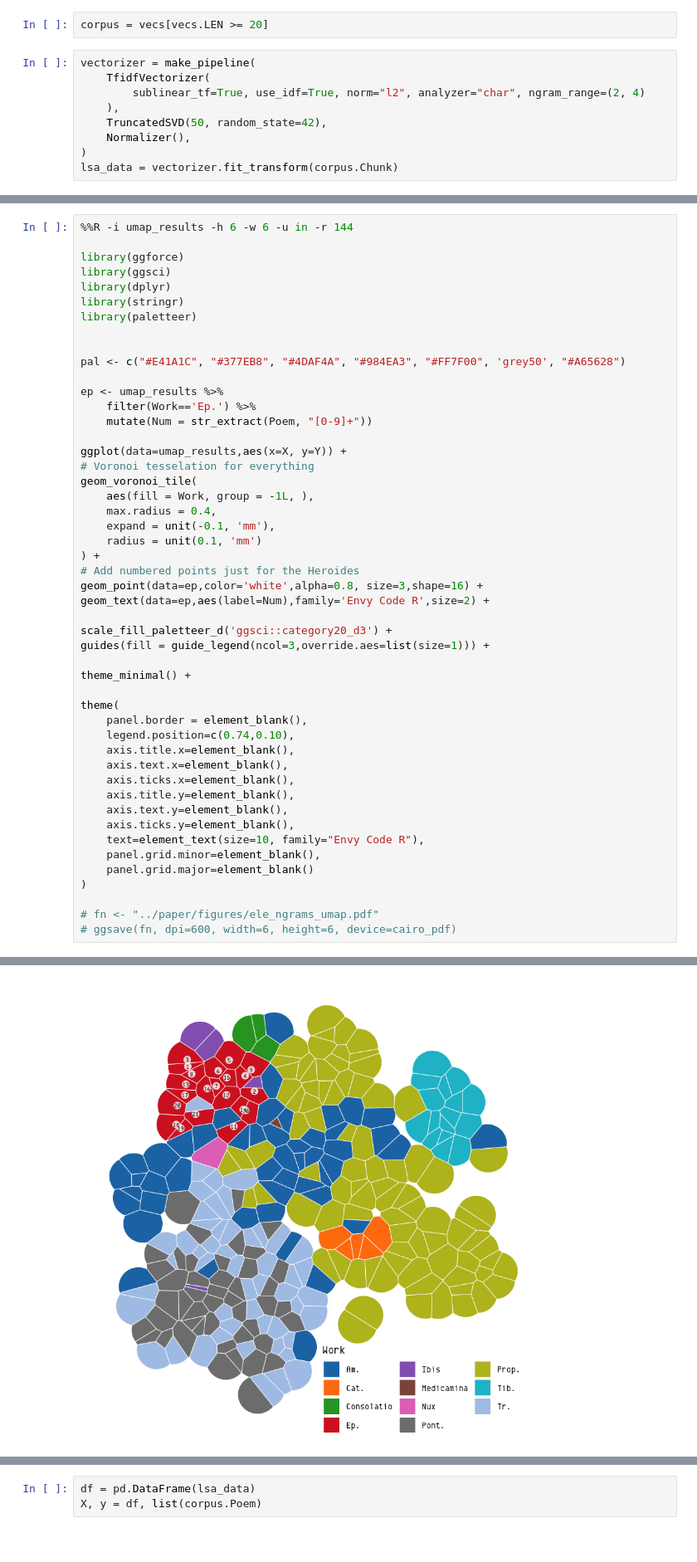
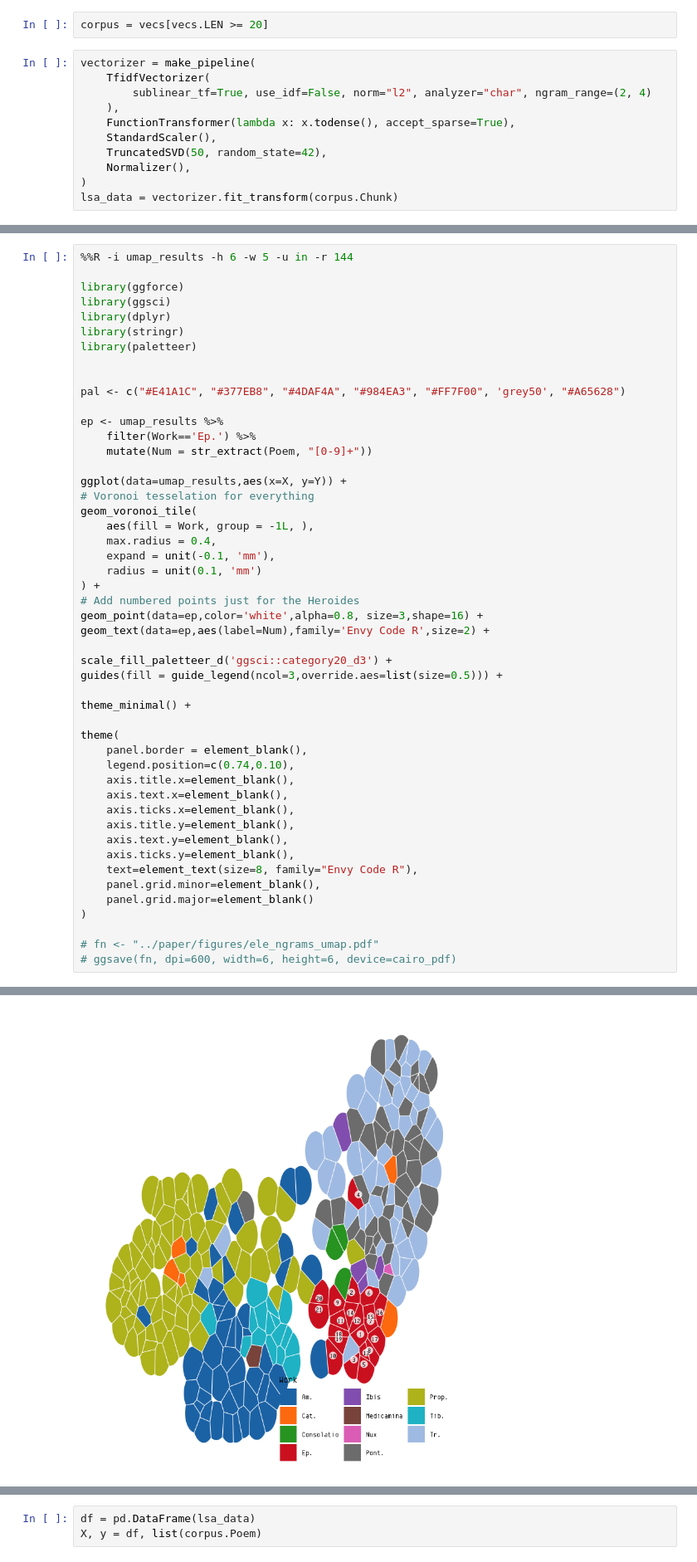
Before and after one commit to bnagy/nux-paper, a Jupyter notebook: repro/nux_imposters_ngram.ipynb, the cells around one changed output, grey strips where cells are left out. Shown at 83% size. Drawn from its saved outputs; the diff is of its cells as text.

```diff
--- a/repro/nux_imposters_ngram.ipynb
+++ b/repro/nux_imposters_ngram.ipynb
@@ -236,8 +269,10 @@ corpus = vecs[vecs.LEN >= 20]
 # %%
 vectorizer = make_pipeline(
     TfidfVectorizer(
-        sublinear_tf=True, use_idf=True, norm="l2", analyzer="char", ngram_range=(2, 4)
+        sublinear_tf=True, use_idf=False, norm="l2", analyzer="char", ngram_range=(2, 4)
     ),
+    FunctionTransformer(lambda x: x.todense(), accept_sparse=True),
+    StandardScaler(),
     TruncatedSVD(50, random_state=42),
     Normalizer(),
 )
@@ -290,6 +325,6 @@ umap_results
 279 rows × 7 columns
 # %%
-%%R -i umap_results -h 6 -w 6 -u in -r 144
+%%R -i umap_results -h 6 -w 5 -u in -r 144
 
 library(ggforce)
 library(ggsci)
@@ -317,39 +352,39 @@ geom_point(data=ep,color='white',alpha=0.8, size=3,shape=16) +
 geom_text(data=ep,aes(label=Num),family='Envy Code R',size=2) +
 
 scale_fill_paletteer_d('ggsci::category20_d3') +
-guides(fill = guide_legend(ncol=3,override.aes=list(size=1))) +
+guides(fill = guide_legend(ncol=3,override.aes=list(size=0.5))) +
 
 theme_minimal() +
 
 theme(
     panel.border = element_blank(),
     legend.position=c(0.74,0.10),
     axis.title.x=element_blank(),
     axis.text.x=element_blank(),
     axis.ticks.x=element_blank(),
     axis.title.y=element_blank(),
     axis.text.y=element_blank(),
     axis.ticks.y=element_blank(),
-    text=element_text(size=10, family="Envy Code R"),
+    text=element_text(size=8, family="Envy Code R"),
     panel.grid.minor=element_blank(),
     panel.grid.major=element_blank()
 )
 
 # fn <- "../paper/figures/ele_ngrams_umap.pdf"
 # ggsave(fn, dpi=600, width=6, height=6, device=cairo_pdf)
 # %% [output]
 Loading required package: ggplot2
 
 Attaching package: ‘dplyr’
 
 The following objects are masked from ‘package:stats’:
 
     filter, lag
 
 The following objects are masked from ‘package:base’:
 
     intersect, setdiff, setequal, union
-[figure, old version]
+[figure, new version]
 # %% [markdown]
 # Bootstrap Consensus Tree
 
```
Also changed, not shown: parts of 30 cells of this notebook, 1 other file.
